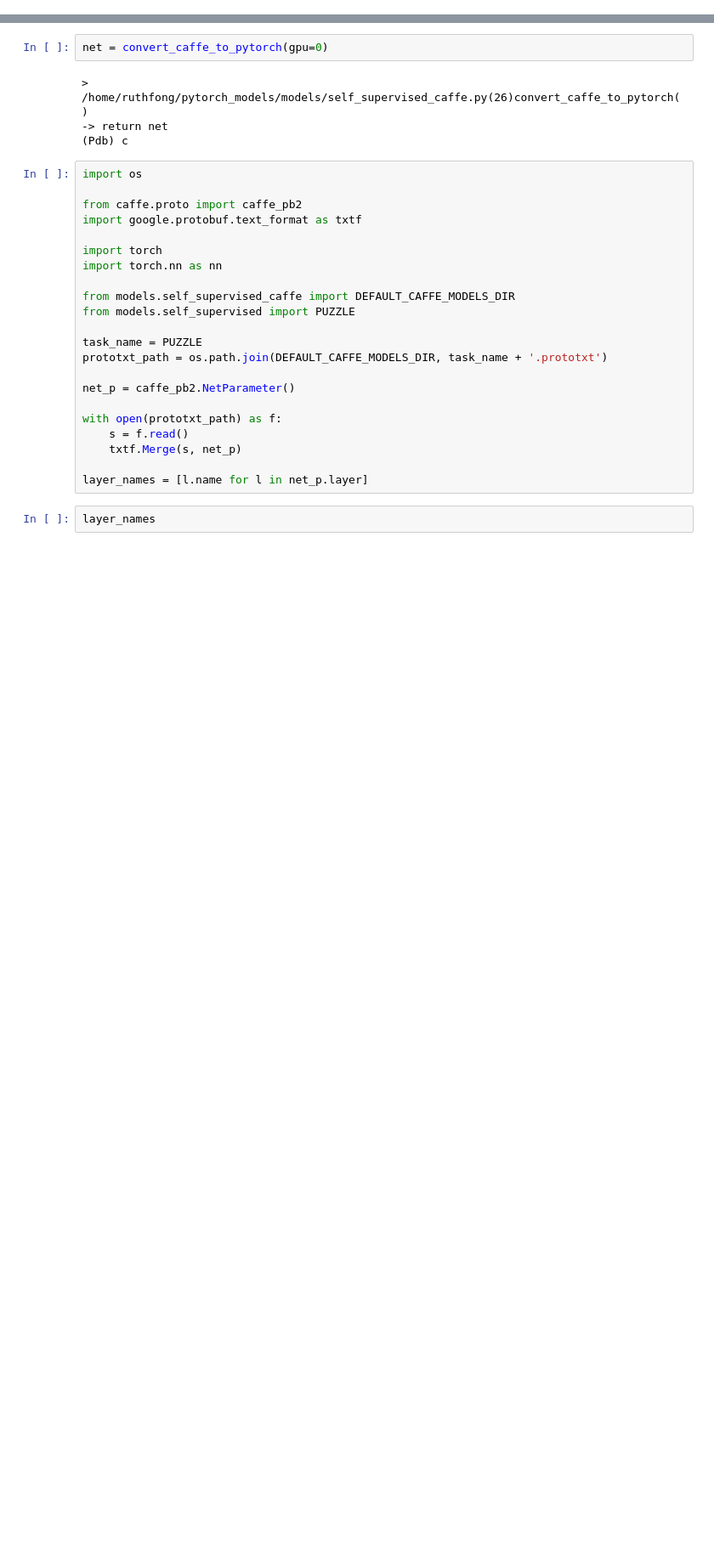
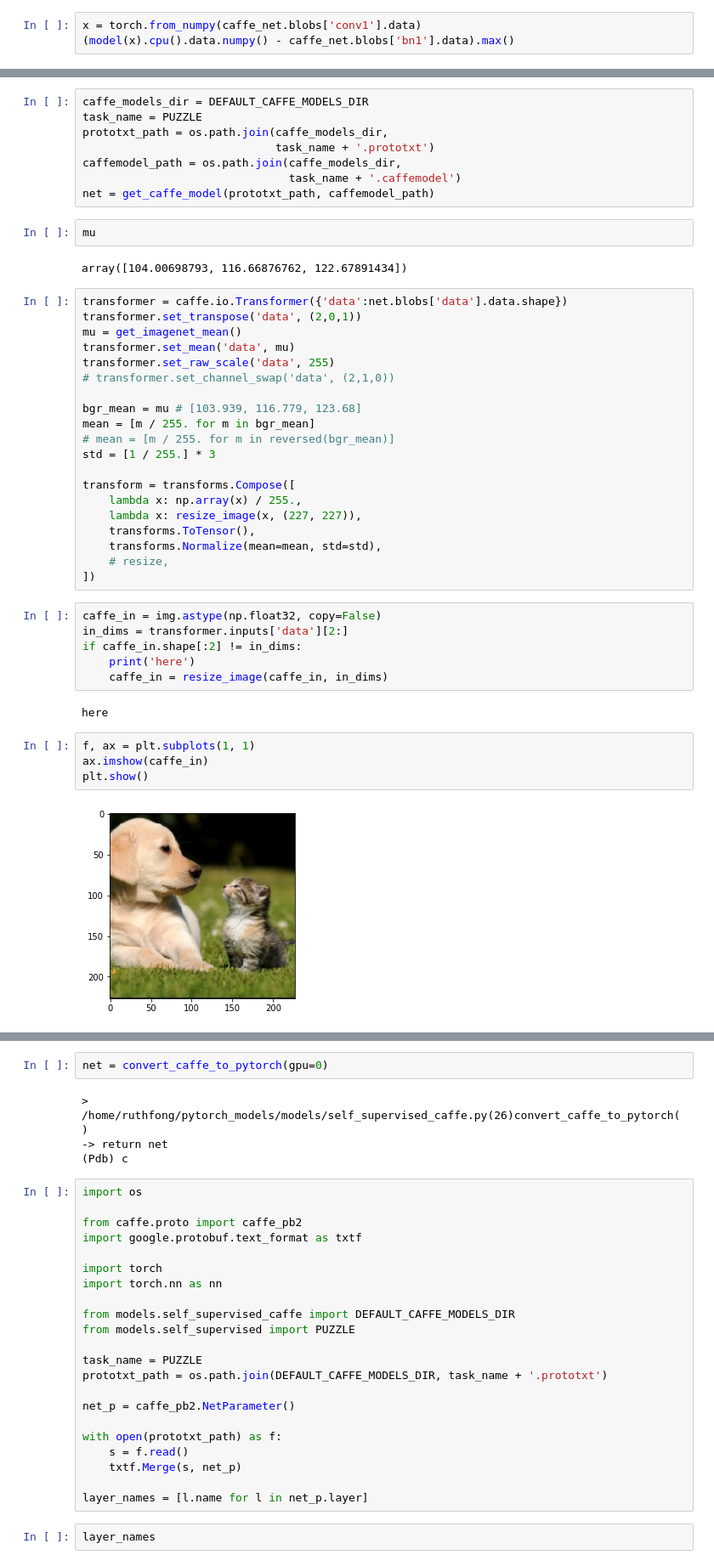
Before and after one commit to ruthcfong/pytorch_models, a Jupyter notebook: playground.ipynb, the cells around one changed output, grey strips where cells are left out. Shown at 85% size. Saved outputs shown, nothing was run; the diff lists cells and outputs as text; blank space fills up the shorter version.

```diff
--- a/playground.ipynb
+++ b/playground.ipynb
@@ -2,0 +124,3 @@ from models.self_supervised_caffe import convert_caffe_to_pytorch
+# %%
+x = torch.from_numpy(caffe_net.blobs['conv1'].data)
+(model(x).cpu().data.numpy() - caffe_net.blobs['bn1'].data).max()
@@ -2,0 +201,46 @@ from models.self_supervised_caffe import convert_caffe_to_pytorch
+# %%
+caffe_models_dir = DEFAULT_CAFFE_MODELS_DIR
+task_name = PUZZLE
+prototxt_path = os.path.join(caffe_models_dir,
+                             task_name + '.prototxt')
+caffemodel_path = os.path.join(caffe_models_dir,
+                               task_name + '.caffemodel')
+net = get_caffe_model(prototxt_path, caffemodel_path)
+# %%
+mu
+# %% [output]
+array([104.00698793, 116.66876762, 122.67891434])
+# %%
+transformer = caffe.io.Transformer({'data':net.blobs['data'].data.shape})
+transformer.set_transpose('data', (2,0,1))
+mu = get_imagenet_mean()
+transformer.set_mean('data', mu)
+transformer.set_raw_scale('data', 255)
+# transformer.set_channel_swap('data', (2,1,0))
+
+bgr_mean = mu # [103.939, 116.779, 123.68]
+mean = [m / 255. for m in bgr_mean]
+# mean = [m / 255. for m in reversed(bgr_mean)]
+std = [1 / 255.] * 3
+
+transform = transforms.Compose([
+    lambda x: np.array(x) / 255.,
+    lambda x: resize_image(x, (227, 227)),
+    transforms.ToTensor(),
+    transforms.Normalize(mean=mean, std=std),
+    # resize,
+])
+# %%
+caffe_in = img.astype(np.float32, copy=False)
+in_dims = transformer.inputs['data'][2:]
+if caffe_in.shape[:2] != in_dims:
+    print('here')
+    caffe_in = resize_image(caffe_in, in_dims)
+# %% [output]
+here
+# %%
+f, ax = plt.subplots(1, 1)
+ax.imshow(caffe_in)
+plt.show()
+# %% [output]
+[figure, added]
```
Also changed, not shown: parts of 31 cells of this notebook, 4 other files.
